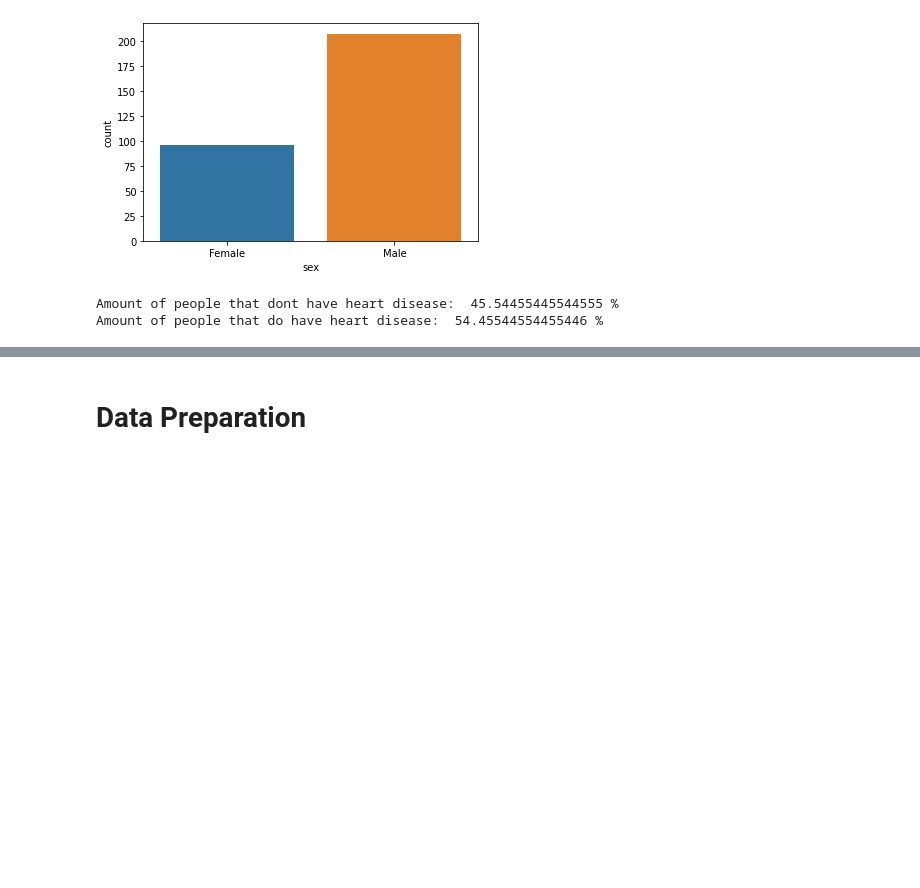
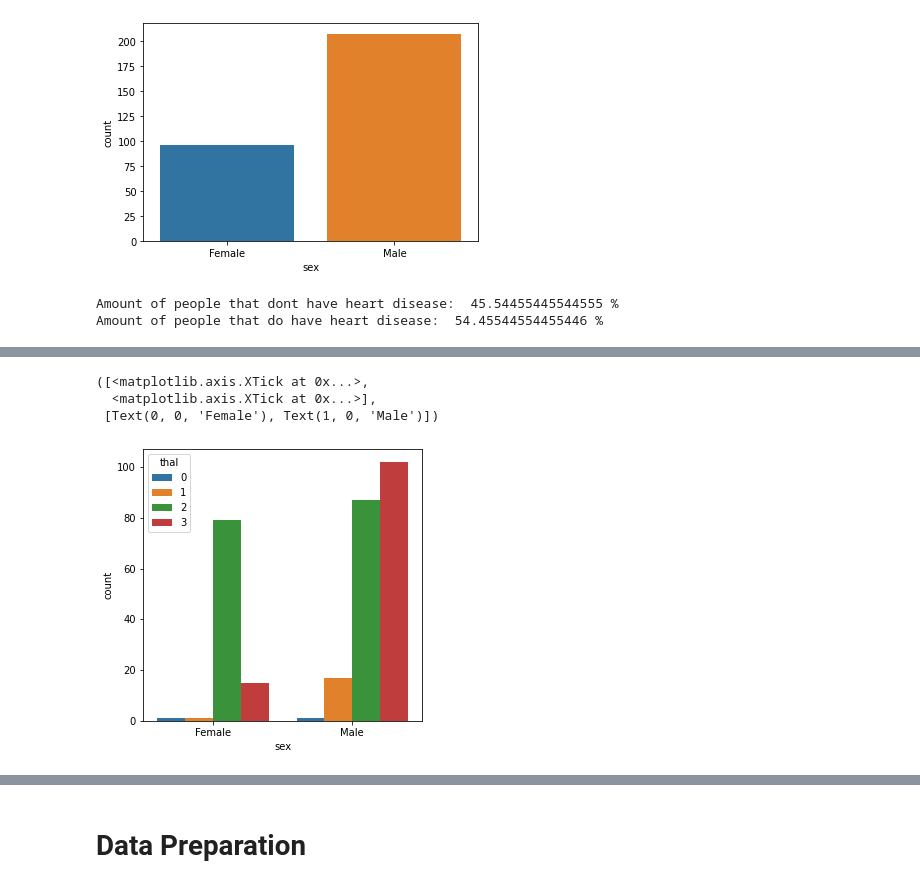
Before and after one commit to Harshal12355/Heart-Disease, a Jupyter notebook: heart.ipynb, the cells around one changed output, grey strips where cells are left out. Cells and saved outputs as stored; diff of their text form; code cells hidden in the pictures; blank space fills up the shorter version.

```diff
--- a/heart.ipynb
+++ b/heart.ipynb
@@ -291,0 +313,10 @@ Name: cp, dtype: int64
+# %%
+plt.figure(figsize=(5,5))
+sns.countplot(data=categorical,x='sex',hue='thal')
+plt.xticks(ticks = [0,1], labels = ['Female','Male'])
+# plt.legend(["Haven't' Disease", 'Have Disease'])
+# %% [output]
+([<matplotlib.axis.XTick at 0x...>,
+  <matplotlib.axis.XTick at 0x...>],
+ [Text(0, 0, 'Female'), Text(1, 0, 'Male')])
+[figure, added]
```
Also changed, not shown: parts of 23 cells of this notebook.
